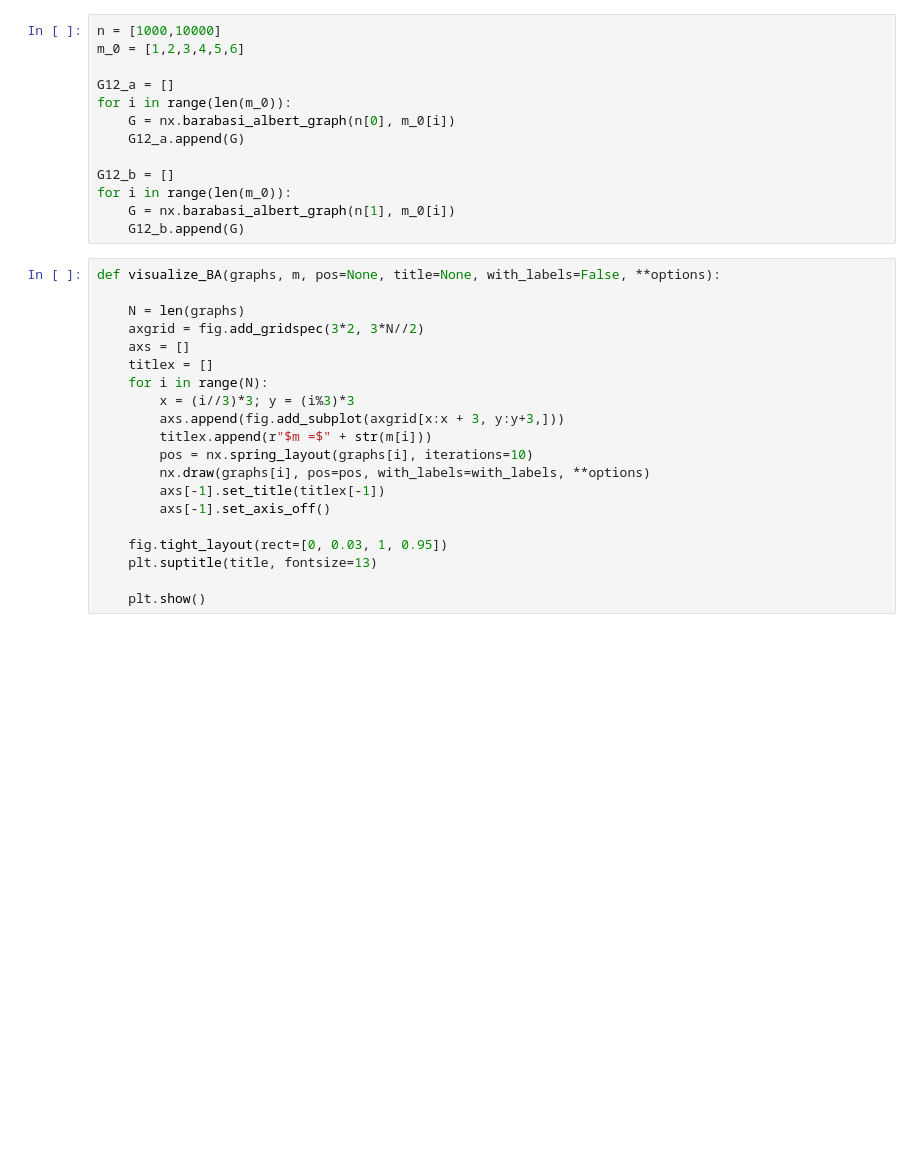
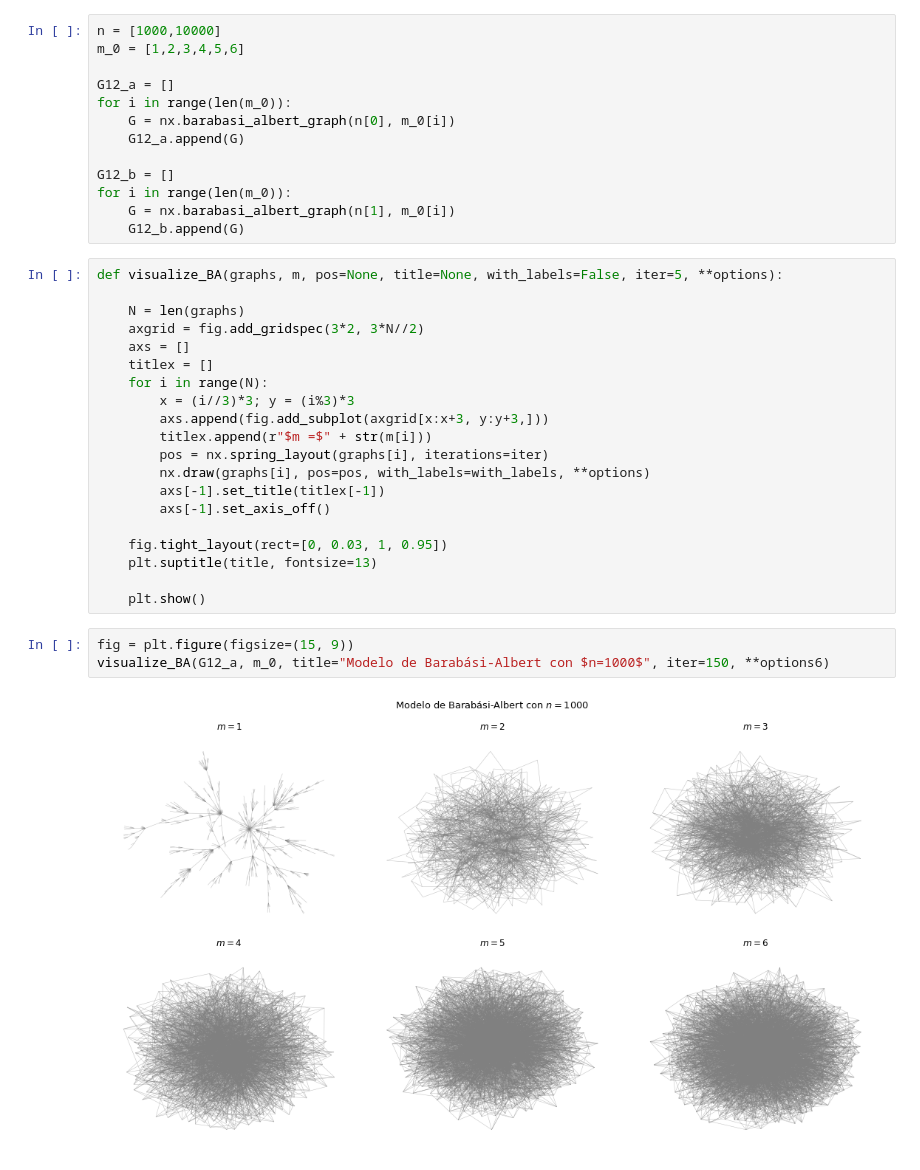
Before and after one commit to joshbrx/VoterModel_Network, a Jupyter notebook: Tipos y modelos de redes.ipynb, the cells around one changed output. Saved outputs shown, nothing was run; the diff lists cells and outputs as text; blank space fills up the shorter version.

```diff
--- a/Tipos y modelos de redes.ipynb
+++ b/Tipos y modelos de redes.ipynb
@@ -443,7 +446,7 @@ for i in range(len(m_0)):
     G = nx.barabasi_albert_graph(n[1], m_0[i])
     G12_b.append(G)
 # %%
-def visualize_BA(graphs, m, pos=None, title=None, with_labels=False, **options):
+def visualize_BA(graphs, m, pos=None, title=None, with_labels=False, iter=5, **options):
 
     N = len(graphs)
     axgrid = fig.add_gridspec(3*2, 3*N//2)
@@ -451,9 +454,9 @@ def visualize_BA(graphs, m, pos=None, title=None, with_labels=False, **options):
     titlex = []
     for i in range(N):
         x = (i//3)*3; y = (i%3)*3
-        axs.append(fig.add_subplot(axgrid[x:x + 3, y:y+3,]))
+        axs.append(fig.add_subplot(axgrid[x:x+3, y:y+3,]))
         titlex.append(r"$m =$" + str(m[i]))
-        pos = nx.spring_layout(graphs[i], iterations=10)
+        pos = nx.spring_layout(graphs[i], iterations=iter)
         nx.draw(graphs[i], pos=pos, with_labels=with_labels, **options)
         axs[-1].set_title(titlex[-1])
         axs[-1].set_axis_off()
@@ -462,5 +465,10 @@ def visualize_BA(graphs, m, pos=None, title=None, with_labels=False, **options):
     plt.suptitle(title, fontsize=13)
 
     plt.show()
+# %%
+fig = plt.figure(figsize=(15, 9))
+visualize_BA(G12_a, m_0, title="Modelo de Barabási-Albert con $n=1000$", iter=150, **options6)
+# %% [output]
+[figure, added]
 # %%
 fig = plt.figure(figsize=(15, 9))
```
Also changed, not shown: parts of 15 cells of this notebook.
